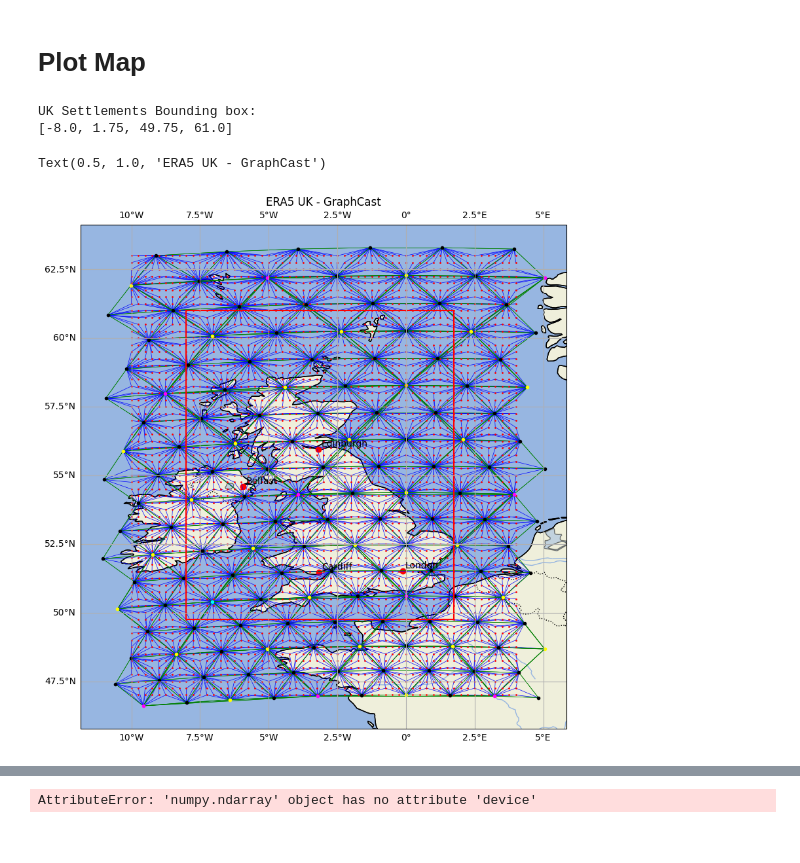
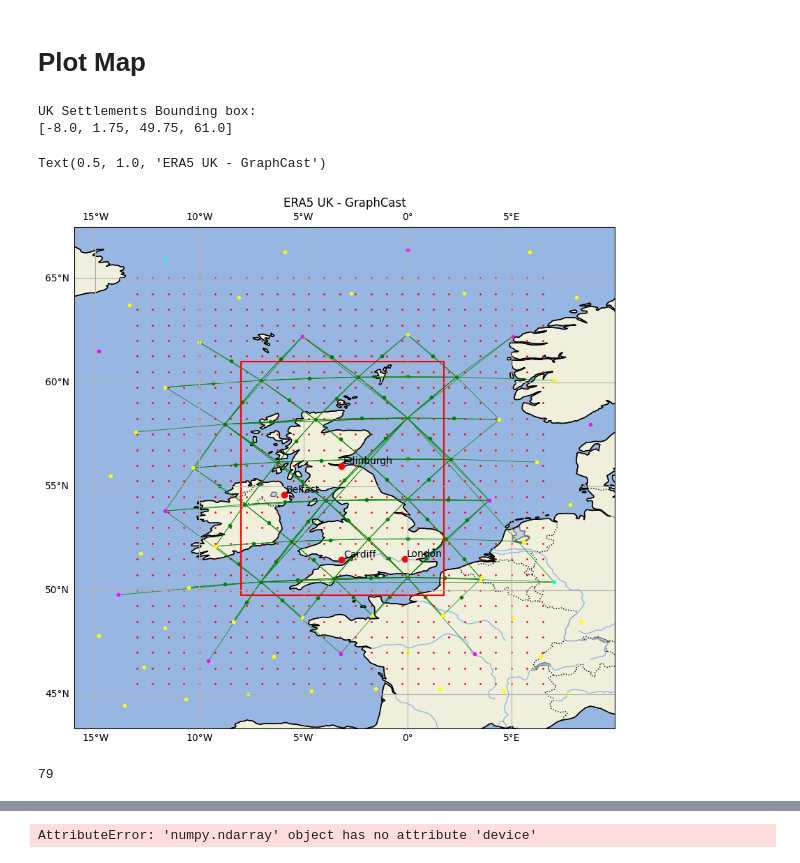
Before and after one commit to bet20ICL/neural-lam, a Jupyter notebook: notebooks/plot_map.ipynb, the cells around one changed output, grey strips where cells are left out. Saved outputs shown, nothing was run; the diff lists cells and outputs as text; code cells hidden in the pictures.

Commit message:
- fix random run id - fix comments - load and plot coarse2fine edges

```diff
--- a/notebooks/plot_map.ipynb
+++ b/notebooks/plot_map.ipynb
@@ -132,8 +132,8 @@ def m2g_edges(ax, grid_xy, mesh_pos, m2g_edge_set):
 dataset = "era5_uk_small"
 graph_name = "uk_small_ico"
 
-dataset = "era5_uk"
-graph_name = "uk_ico"
+# dataset = "era5_uk"
+# graph_name = "uk_ico"
 
 # dataset = "era5_uk_big"
 # graph_name = "uk_big_ico"
@@ -142,6 +142,6 @@ dataset_coarse = "era5_uk_big_coarse"
 coarse_graph_name = "uk_big_coarse_ico"
 # %%
 graph = load_graph(dataset, graph_name)
-# coarse_graph = load_graph(dataset_coarse, coarse_graph_name)
+coarse_graph = load_graph(dataset_coarse, coarse_graph_name)
 # full_coarse_graph = load_graph(dataset_coarse, f"{coarse_graph_name}_full")
 # %% [output]
@@ -164,8 +166,8 @@ Grid Bounding box:
 # %% [markdown]
 ## Fine 2 Coarse graph edges
 # %%
-# coarse2fine_edge_index = torch.load(f"./graphs/{graph_name}/coarse2fine_edge_index.pt")
-# coarse2fine_edge_set = sorted(list({tuple(e) for e in coarse2fine_edge_index.T}))
+coarse2fine_edge_index = torch.load(f"./graphs/{graph_name}/coarse2fine_edge_index.pt")
+coarse2fine_edge_set = sorted(list({tuple(e) for e in coarse2fine_edge_index.T}))
 # %% [markdown]
 # Plot Map
 # %%
@@ -182,42 +184,46 @@ cities = {
     'Cardiff': (-3.1791, 51.4816),
     'Belfast': (-5.9301, 54.5973)
 }
 add_cities(ax, cities)
 
-g2m_edges(ax, graph.grid_xy, graph.mesh_pos, graph.g2m_edge_set)
-m2m_edges(ax, graph.mesh_pos, graph.m2m_edge_set)
-# m2g_edges(ax, graph.grid_xy, graph.mesh_pos, graph.m2g_edge_set)
-grid_points(ax, graph.grid_xy, "red")
-mesh_points(ax, graph.mesh_pos, graph.mesh_node_levels)
+# g2m_edges(ax, graph.grid_xy, graph.mesh_pos, graph.g2m_edge_set)
+# m2m_edges(ax, graph.mesh_pos, graph.m2m_edge_set)
+# # m2g_edges(ax, graph.grid_xy, graph.mesh_pos, graph.m2g_edge_set)
+# grid_points(ax, graph.grid_xy, "red")
+# mesh_points(ax, graph.mesh_pos, graph.mesh_node_levels)
 
 # m2m_edges(ax, graph.mesh_pos, graph.m2m_edge_set)
 # grid_points(ax, graph.grid_xy, "red")
 # mesh_points(ax, graph.mesh_pos, graph.mesh_node_levels)
 
 # m2m_edges(ax, coarse_graph.mesh_pos, coarse_graph.m2m_edge_set)
 # grid_points(ax, coarse_graph.grid_xy, "red")
 # mesh_points(ax, coarse_graph.mesh_pos, coarse_graph.mesh_node_levels)
 
-# coarse2fine_edges(ax, coarse_graph.mesh_pos, graph.mesh_pos, coarse2fine_edge_set)
-# # m2m_edges(ax, full_coarse_graph.mesh_pos, full_coarse_graph.m2m_edge_set)
-# grid_points(ax, coarse_graph.grid_xy, "red")
-# mesh_points(ax, coarse_graph.mesh_pos, coarse_graph.mesh_node_levels)
-# # mesh_points(ax, graph.mesh_pos, graph.mesh_node_levels)
-# mesh_points(ax, graph.mesh_pos)
+coarse2fine_edges(ax, coarse_graph.mesh_pos, graph.mesh_pos, coarse2fine_edge_set)
+# m2m_edges(ax, full_coarse_graph.mesh_pos, full_coarse_graph.m2m_edge_set)
+grid_points(ax, coarse_graph.grid_xy, "red")
+mesh_points(ax, coarse_graph.mesh_pos, coarse_graph.mesh_node_levels)
+# mesh_points(ax, graph.mesh_pos, graph.mesh_node_levels)
+mesh_points(ax, graph.mesh_pos)
 
 uk_settlments = [-8.00, 1.75, 49.75, 61.00]
 print("UK Settlements Bounding box:")
 print(uk_settlments)
 bounding_box(ax, uk_settlments)
 
 # Add gridlines
 gl = ax.gridlines(draw_labels=True)
 gl.top_lables = False
 gl.right_labels = False
 
 plt.title('ERA5 UK - GraphCast')
 # %% [output]
 UK Settlements Bounding box:
 [-8.0, 1.75, 49.75, 61.0]
 Text(0.5, 1.0, 'ERA5 UK - GraphCast')
-[figure, old version]
+[figure, new version]
+# %%
+len(coarse2fine_edge_index[1].unique())
+# %% [output]
+79
```
Also changed, not shown: parts of 3 cells of this notebook, 6 other files.
